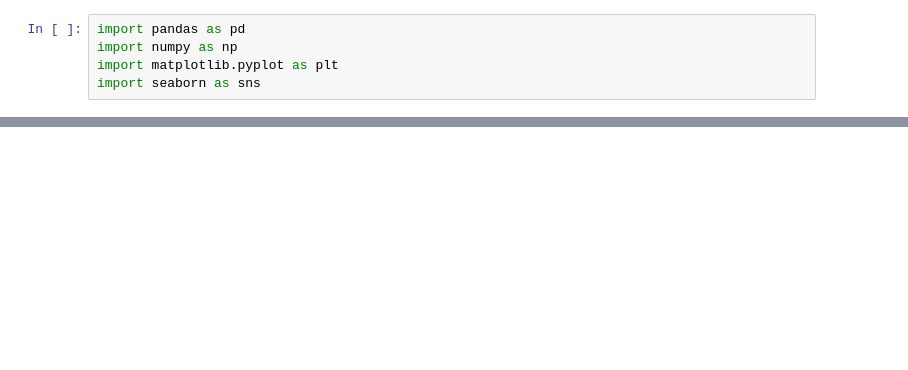
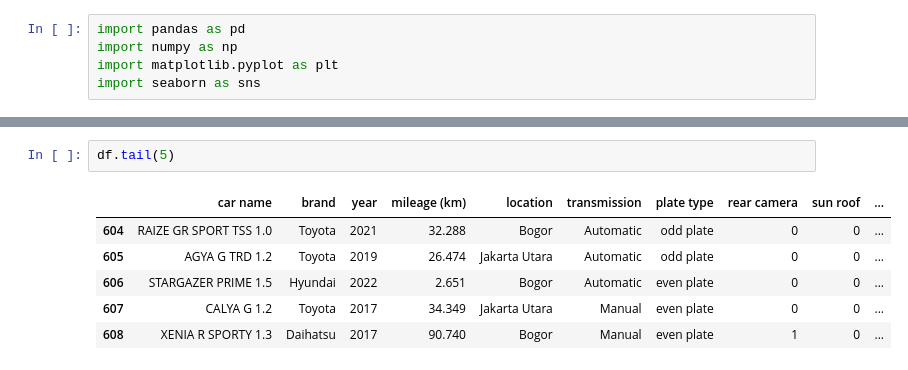
Before and after one commit to jasonalexanderjsnaldr/used-car-price-prediction, a Jupyter notebook: notebook/EDA.ipynb, the cells around one changed output, grey strips where cells are left out. Saved outputs shown, nothing was run; the diff lists cells and outputs as text; blank space fills up the shorter version.

```diff
--- a/notebook/EDA.ipynb
+++ b/notebook/EDA.ipynb
@@ -9,0 +32,9 @@ PermissionError: [Errno 13] Permission denied: 'D:/Porto Magang/Used-car-price-p
+# %%
+df.tail(5)
+# %% [output]
+|  | car name | brand | year | mileage (km) | location | transmission | plate type | rear camera | sun roof | ... |
+| 604 | RAIZE GR SPORT TSS 1.0 | Toyota | 2021 | 32.288 | Bogor | Automatic | odd plate | 0 | 0 | ... |
+| 605 | AGYA G TRD 1.2 | Toyota | 2019 | 26.474 | Jakarta Utara | Automatic | odd plate | 0 | 0 | ... |
+| 606 | STARGAZER PRIME 1.5 | Hyundai | 2022 | 2.651 | Bogor | Automatic | even plate | 0 | 0 | ... |
+| 607 | CALYA G 1.2 | Toyota | 2017 | 34.349 | Jakarta Utara | Manual | even plate | 0 | 0 | ... |
+| 608 | XENIA R SPORTY 1.3 | Daihatsu | 2017 | 90.740 | Bogor | Manual | even plate | 1 | 0 | ... |
```
Also changed, not shown: parts of 7 cells of this notebook.
